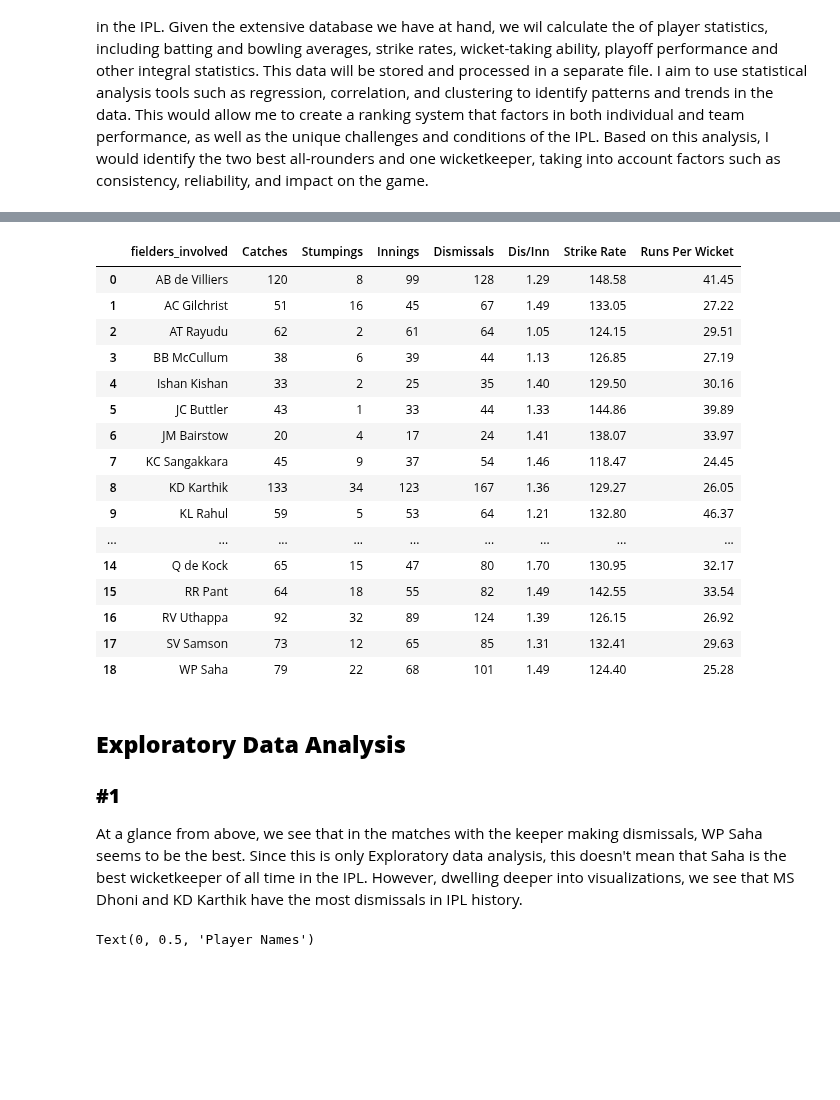
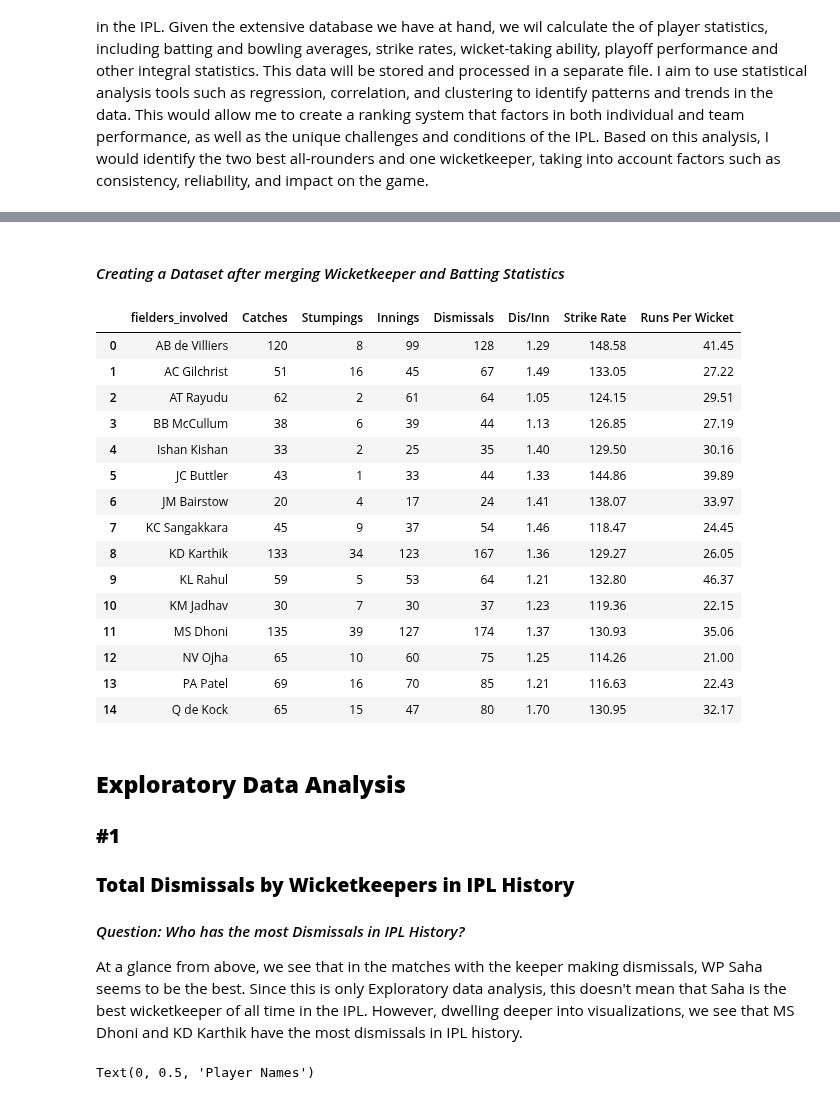
Before and after one commit to ubco-W2022T2-data301/project-group-group60, a Jupyter notebook: analysis/analysis3.ipynb, the cells around one changed output, grey strips where cells are left out. Drawn from its saved outputs; the diff is of its cells as text; code cells hidden in the pictures; blank space fills up the shorter version.

```diff
--- a/analysis/analysis3.ipynb
+++ b/analysis/analysis3.ipynb
@@ -44,29 +45,32 @@ final_wicketkeeping_stats
+# %% [markdown]
+#### *Creating a Dataset after merging Wicketkeeper and Batting Statistics*
 # %%
-w = pf3.find_and_merge_batting_stats_of_keepers(final_wicketkeeping_stats).reset_index().drop(columns=["index"])
+keeping_batting = pf3.find_and_merge_batting_stats_of_keepers(final_wicketkeeping_stats).reset_index().drop(columns=["index"])
 #w.to_csv("../data/processed/Wicketkeeping_stats.csv")
-w
+keeping_batting.head(15)
 # %% [output]
 |  | fielders_involved | Catches | Stumpings | Innings | Dismissals | Dis/Inn | Strike Rate | Runs Per Wicket |
 | 0 | AB de Villiers | 120 | 8 | 99 | 128 | 1.29 | 148.58 | 41.45 |
 | 1 | AC Gilchrist | 51 | 16 | 45 | 67 | 1.49 | 133.05 | 27.22 |
 | 2 | AT Rayudu | 62 | 2 | 61 | 64 | 1.05 | 124.15 | 29.51 |
 | 3 | BB McCullum | 38 | 6 | 39 | 44 | 1.13 | 126.85 | 27.19 |
 | 4 | Ishan Kishan | 33 | 2 | 25 | 35 | 1.40 | 129.50 | 30.16 |
 | 5 | JC Buttler | 43 | 1 | 33 | 44 | 1.33 | 144.86 | 39.89 |
 | 6 | JM Bairstow | 20 | 4 | 17 | 24 | 1.41 | 138.07 | 33.97 |
 | 7 | KC Sangakkara | 45 | 9 | 37 | 54 | 1.46 | 118.47 | 24.45 |
 | 8 | KD Karthik | 133 | 34 | 123 | 167 | 1.36 | 129.27 | 26.05 |
 | 9 | KL Rahul | 59 | 5 | 53 | 64 | 1.21 | 132.80 | 46.37 |
-| ... | ... | ... | ... | ... | ... | ... | ... | ... |
+| 10 | KM Jadhav | 30 | 7 | 30 | 37 | 1.23 | 119.36 | 22.15 |
+| 11 | MS Dhoni | 135 | 39 | 127 | 174 | 1.37 | 130.93 | 35.06 |
+| 12 | NV Ojha | 65 | 10 | 60 | 75 | 1.25 | 114.26 | 21.00 |
+| 13 | PA Patel | 69 | 16 | 70 | 85 | 1.21 | 116.63 | 22.43 |
 | 14 | Q de Kock | 65 | 15 | 47 | 80 | 1.70 | 130.95 | 32.17 |
-| 15 | RR Pant | 64 | 18 | 55 | 82 | 1.49 | 142.55 | 33.54 |
-| 16 | RV Uthappa | 92 | 32 | 89 | 124 | 1.39 | 126.15 | 26.92 |
-| 17 | SV Samson | 73 | 12 | 65 | 85 | 1.31 | 132.41 | 29.63 |
-| 18 | WP Saha | 79 | 22 | 68 | 101 | 1.49 | 124.40 | 25.28 |
 # %% [markdown]
 ## **Exploratory Data Analysis**
 
 ### **#1**
+### **Total Dismissals by Wicketkeepers in IPL History**
+#### *Question: Who has the most Dismissals in IPL History?*
 At a glance from above, we see that in the matches with the keeper making dismissals, WP Saha seems to be the best. Since this is only Exploratory data analysis, this doesn't mean that Saha is the best wicketkeeper of all time in the IPL.
 However, dwelling deeper into visualizations, we see that MS Dhoni and KD Karthik have the most dismissals in IPL history.
 # %%
```
Also changed, not shown: parts of 9 cells of this notebook.
